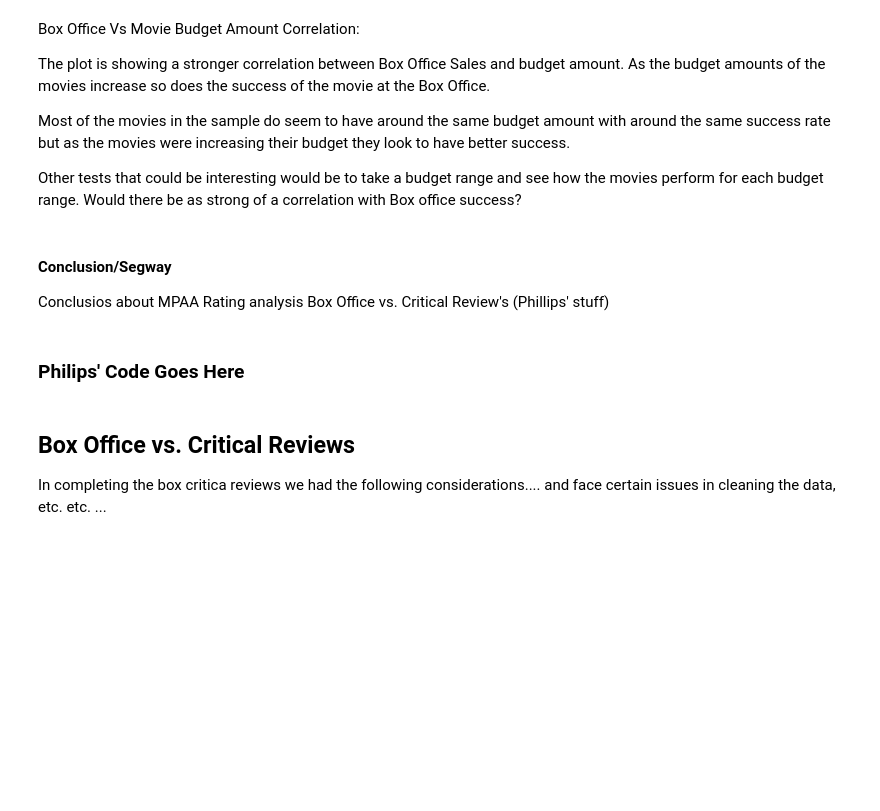
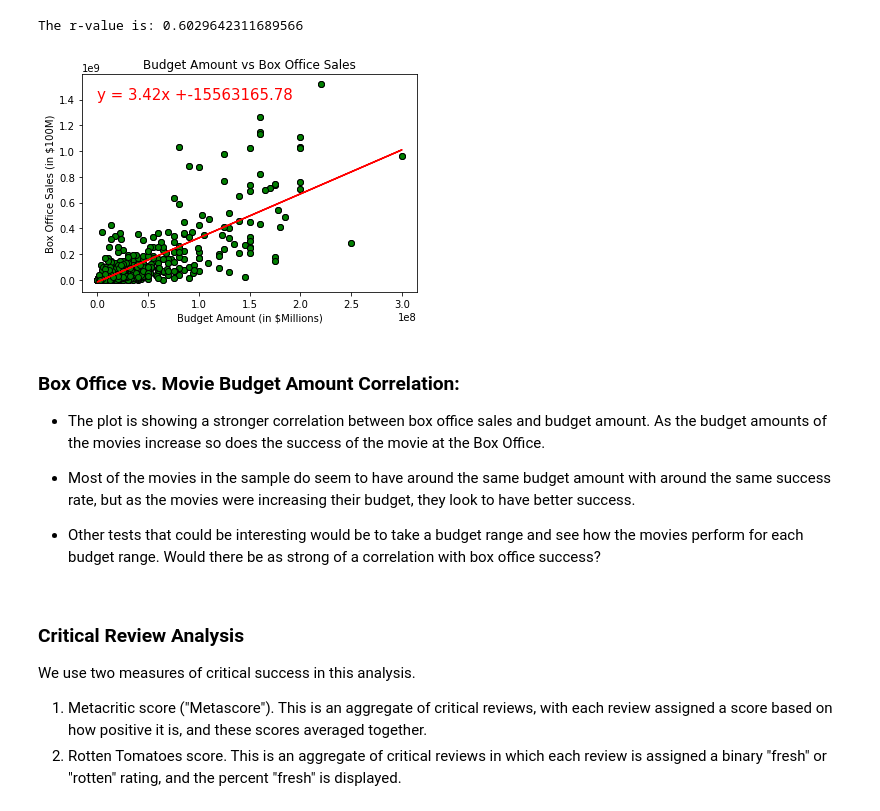
Before and after one commit to kellrow80/Project-1, a Jupyter notebook: Movie_DataQuest.ipynb, the cells around one changed output. Drawn from its saved outputs; the diff is of its cells as text; code cells hidden in the pictures; blank space fills up the shorter version.

```diff
--- a/Movie_DataQuest.ipynb
+++ b/Movie_DataQuest.ipynb
@@ -346,48 +582,44 @@ plt.show()
 # %%
+# Analyzing the plot
+
+#Establishing the scatter plot elements
 x_values = budget_sample["Budget"]
 y_values = budget_sample["Box Office"]
-
-plt.xlabel("Budget Amount")
+plt.xlabel("Budget Amount (in $Millions)")
 plt.ylabel("Box Office Sales (in $100M)")
-
-plt.title("Budget Amount(in $Millions) vs Box Office Sales(in $100M)")
+plt.title("Budget Amount vs Box Office Sales")
 plt.scatter(x_values, y_values, marker = "o", facecolors = "green", edgecolors="black")
 
+# Running the linear regression
 (slope, intercept, rvalue, pvalue, stderr) = linregress(x_values, y_values)
 regress_values = x_values * slope + intercept
 
 line_eq = "y = " + str(round(slope,2)) + "x +" + str(round(intercept,2))
 
+# Plotting
 plt.scatter(x_values, y_values, marker = "o", facecolors="green", edgecolors="black")
 plt.plot(x_values,regress_values,"r-")
-
-plt.xlabel("Budget Amount (in $Millions)")
-plt.ylabel("Box Office Sales (in $100M)")
-
-plt.title("Budget Amount vs Box Office Sales")
 plt.annotate(line_eq,(0.25,1400000000),fontsize=15,color="red")
 
-
+# Calculating and displaying the r^2 value
 print(f"The r-value is: {rvalue**2}")
-
+budget_r2 = [rvalue**2]
 
 plt.show()
-budget_r2 = [rvalue**2]
+# %% [output]
+The r-value is: 0.6029642311689566
+[figure, added]
 # %% [markdown]
-Box Office Vs Movie Budget Amount Correlation:
+### Box Office vs. Movie Budget Amount Correlation:
 
-The plot is showing a stronger correlation between Box Office Sales and budget amount.  As the budget amounts of the movies increase so does the success of the movie at the Box Office.
+* The plot is showing a stronger correlation between box office sales and budget amount. As the budget amounts of the movies increase so does the success of the movie at the Box Office.
 
-Most of the movies in the sample do seem to have around the same budget amount with around the same success rate but as the movies were increasing their budget they look to have better success.
+* Most of the movies in the sample do seem to have around the same budget amount with around the same success rate, but as the movies were increasing their budget, they look to have better success.
 
-Other tests that could be interesting would be to take a budget range and see how the movies perform for each budget range.  Would there be as strong of a correlation with Box office success?
+* Other tests that could be interesting would be to take a budget range and see how the movies perform for each budget range. Would there be as strong of a correlation with box office success?
-# %% [markdown]
-#### Conclusion/Segway
-Conclusios about MPAA Rating analysis
-Box Office vs. Critical Review's (Phillips' stuff)
-# %% [markdown]
-### Philips' Code Goes Here
 # %% [markdown]
-## Box Office vs. Critical Reviews
-In completing the box critica reviews we had the following considerations....
-and face certain issues in cleaning the data, etc. etc. ...
+### Critical Review Analysis
+
+We use two measures of critical success in this analysis.
+1. Metacritic score ("Metascore"). This is an aggregate of critical reviews, with each review assigned a score based on how positive it is, and these scores averaged together.
+2. Rotten Tomatoes score. This is an aggregate of critical reviews in which each review is assigned a binary "fresh" or "rotten" rating, and the percent "fresh" is displayed.
```
Also changed, not shown: parts of 77 cells of this notebook, 1 other file.
